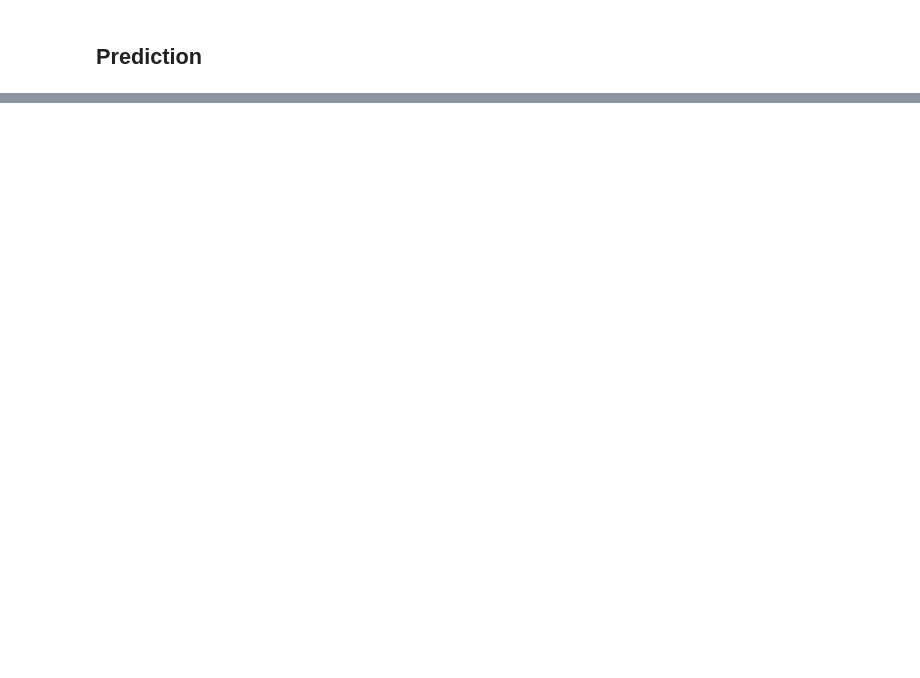
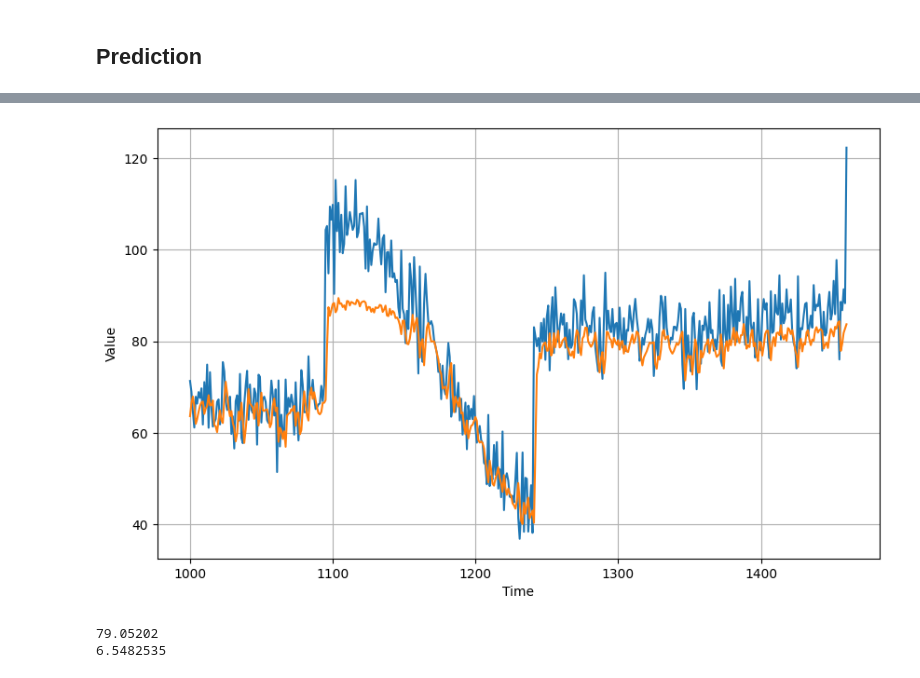
Before and after one commit to shielamms/Tensorflow-Notebooks, a Jupyter notebook: Deep_Neural_Network_Training_on_Time_Series.ipynb, the cells around one changed output, grey strips where cells are left out. Cells and saved outputs as stored; diff of their text form; code cells hidden in the pictures; blank space fills up the shorter version.

```diff
--- a/Deep_Neural_Network_Training_on_Time_Series.ipynb
+++ b/Deep_Neural_Network_Training_on_Time_Series.ipynb
@@ -411,0 +482,17 @@ plot_series(time_valid, (x_valid, results))
+# %%
+# Alternative prediction function
+def model_forecast(model, series, window_size, batch_size):
+  dataset = tf.data.Dataset.from_tensor_slices(series)
+  dataset = dataset.window(size=window_size, shift=1, drop_remainder=True)
+  dataset = dataset.flat_map(lambda window: window.batch(window_size))
+  dataset = dataset.batch(batch_size).prefetch(1)
+  forecast = model.predict(dataset)
+
+  return forecast
+# %%
+forecast_series = series[split_time - window_size:-1]
+forecast = model_forecast(model, forecast_series, window_size, batch_size)
+
+results = forecast.squeeze()
+plot_series(time_valid, (x_valid, results))
+# %% [output]
@@ -411,0 +500,7 @@ plot_series(time_valid, (x_valid, results))
+[figure, added]
+# %%
+print(tf.keras.metrics.mean_squared_error(x_valid, results).numpy())
+print(tf.keras.metrics.mean_absolute_error(x_valid, results).numpy())
+# %% [output]
+79.05202
+6.5482535
```
Also changed, not shown: parts of 21 cells of this notebook.
